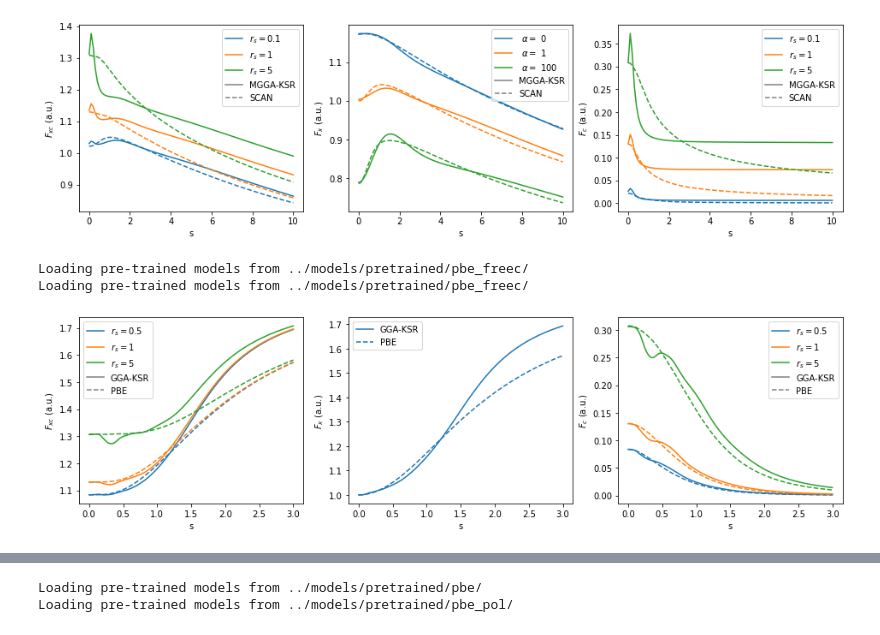
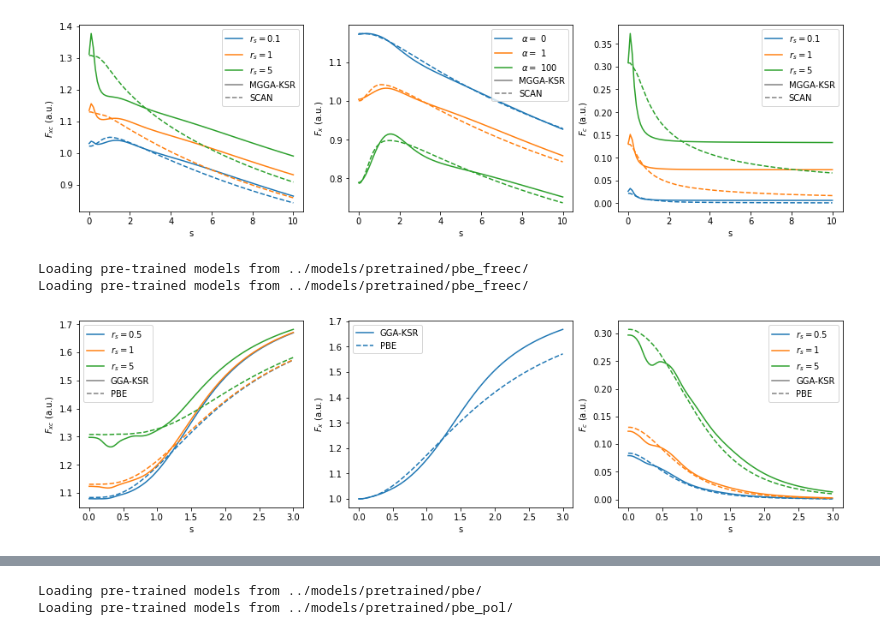
Before and after one commit to semodi/dpyscf, a Jupyter notebook: notebooks/plot_enhancement_general.ipynb, the cells around one changed output, grey strips where cells are left out. Cells and saved outputs as stored; diff of their text form; code cells hidden in the pictures.

```diff
--- a/notebooks/plot_enhancement_general.ipynb
+++ b/notebooks/plot_enhancement_general.ipynb
@@ -34,6 +34,9 @@ def get_tau(rho, gamma, alpha):
 
 def unpol_input(rho, gamma, tau):
     return .5*rho, .5*rho, 0.25*gamma, 0.25*gamma, 0.25*gamma, 0*tau, 0*tau, 0.5*tau, 0.5*tau
+
+def libxc_input(rho, gamma, tau):
+    return rho, torch.sqrt(gamma/3),  torch.sqrt(gamma/3),  torch.sqrt(gamma/3), tau , tau
 # %%
 def plot_fxc(models, rs = [0.1, 1, 5], s_range=[0, 3], alpha_range=None, only = None):
 
@@ -167,10 +246,10 @@ Loading pre-trained models from ../models/pretrained/scan_pol/
 [figure]
 # %%
 xc_base = get_scf('GGA','../models/pretrained/pbe_freec/',freec=True).xc
-xc = get_scf('GGA','../models/pretrained/pbe_freec/', path='../exp/log_gga_freec/2021-02-09_14:33:14.534980_current.chkpt', ueg_limit=True, freec=True).xc
+xc = get_scf('GGA','../models/pretrained/pbe_freec/', path='../exp/log_gga_freec_largestep/val.chkpt', ueg_limit=True, freec=True).xc
 
-plot_x_and_c({'GGA-KSR':xc, 'PBE':xc_base},rs =[0.5,1,5], s_range=[0, 3])
+plot_x_and_c({'GGA-KSR':xc, 'PBE':xc_base}, rs =[0.5, 1, 5], s_range=[0.0, 3])
 # %% [output]
 Loading pre-trained models from ../models/pretrained/pbe_freec/
 Loading pre-trained models from ../models/pretrained/pbe_freec/
-[figure, old version]
+[figure, new version]
```
Also changed, not shown: parts of 37 cells of this notebook, 18 other files.
